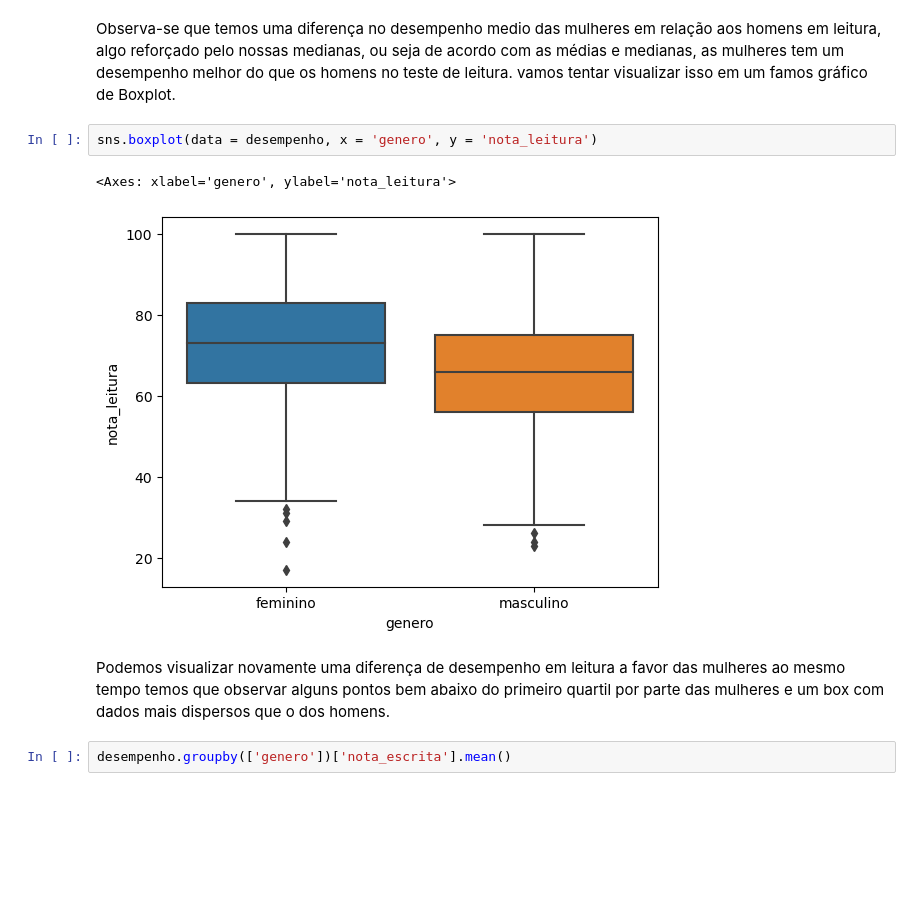
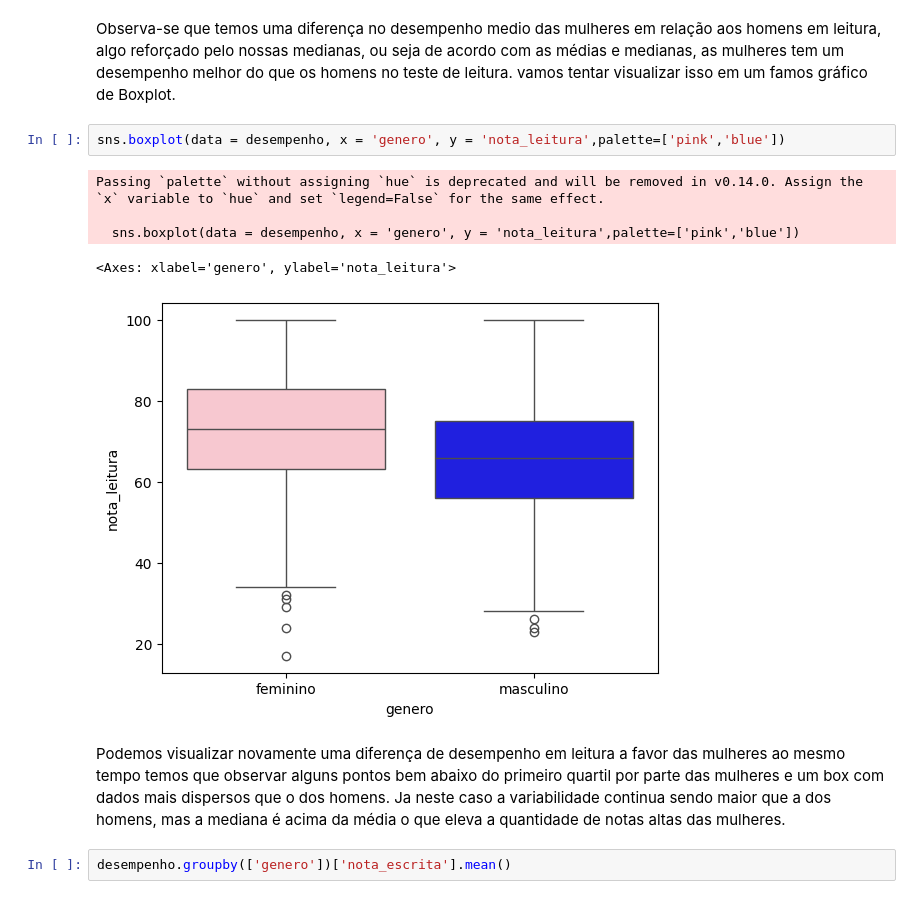
Before and after one commit to bidiass-collab/desempenho-estudantes, a Jupyter notebook: Projeto_final.ipynb, the cells around one changed output. Cells and saved outputs as stored; diff of their text form; blank space fills up the shorter version.

```diff
--- a/Projeto_final.ipynb
+++ b/Projeto_final.ipynb
@@ -196,12 +230,15 @@ Name: nota_leitura, dtype: float64
 # %% [markdown]
 Observa-se que temos uma diferença no desempenho medio das mulheres em relação aos homens em leitura, algo reforçado pelo nossas medianas, ou seja de acordo com as médias e medianas, as mulheres tem um desempenho melhor do que os homens no teste de leitura. vamos tentar visualizar isso em um famos gráfico de Boxplot.
 # %%
-sns.boxplot(data = desempenho, x = 'genero', y = 'nota_leitura')
+sns.boxplot(data = desempenho, x = 'genero', y = 'nota_leitura',palette=['pink','blue'])
 # %% [output]
-<Axes: xlabel='genero', ylabel='nota_leitura'>
+Passing `palette` without assigning `hue` is deprecated and will be removed in v0.14.0. Assign the `x` variable to `hue` and set `legend=False` for the same effect.
+
+  sns.boxplot(data = desempenho, x = 'genero', y = 'nota_leitura',palette=['pink','blue'])
+<Axes: xlabel='genero', ylabel='nota_leitura'>
-[figure, old version]
+[figure, new version]
 # %% [markdown]
-Podemos visualizar novamente uma diferença de desempenho em leitura a favor das mulheres ao mesmo tempo temos que observar alguns pontos bem abaixo do primeiro quartil por parte das mulheres e um box com dados mais dispersos que o dos homens.
+Podemos visualizar novamente uma diferença de desempenho em leitura a favor das mulheres ao mesmo tempo temos que observar alguns pontos bem abaixo do primeiro quartil por parte das mulheres e um box com dados mais dispersos que o dos homens. Ja neste caso a variabilidade continua sendo maior que a dos homens, mas a mediana é acima da média o que eleva a quantidade de notas altas das mulheres.
 # %%
 desempenho.groupby(['genero'])['nota_escrita'].mean()
 # %% [output]
```
Also changed, not shown: parts of 48 cells of this notebook.
